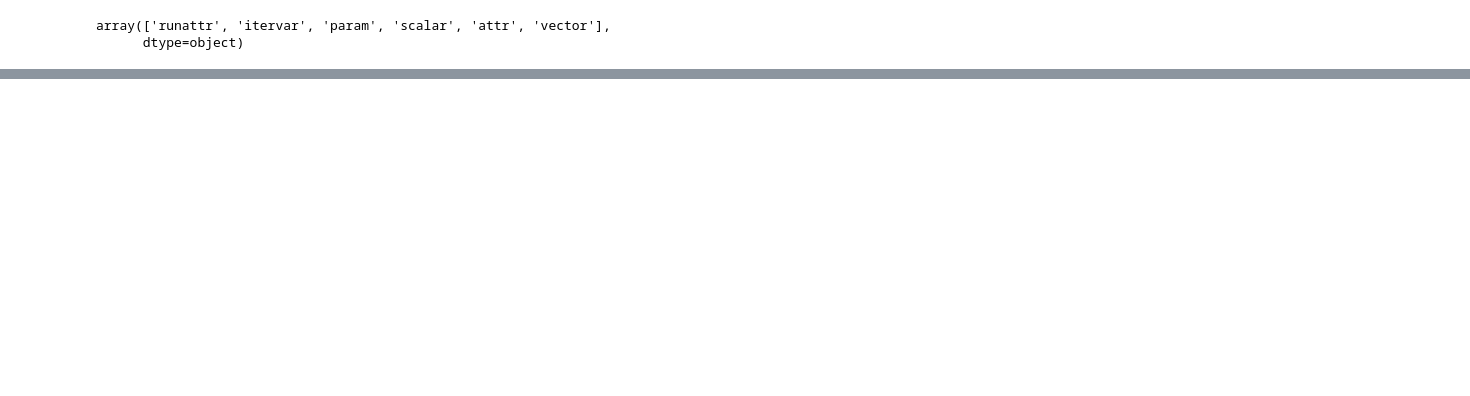
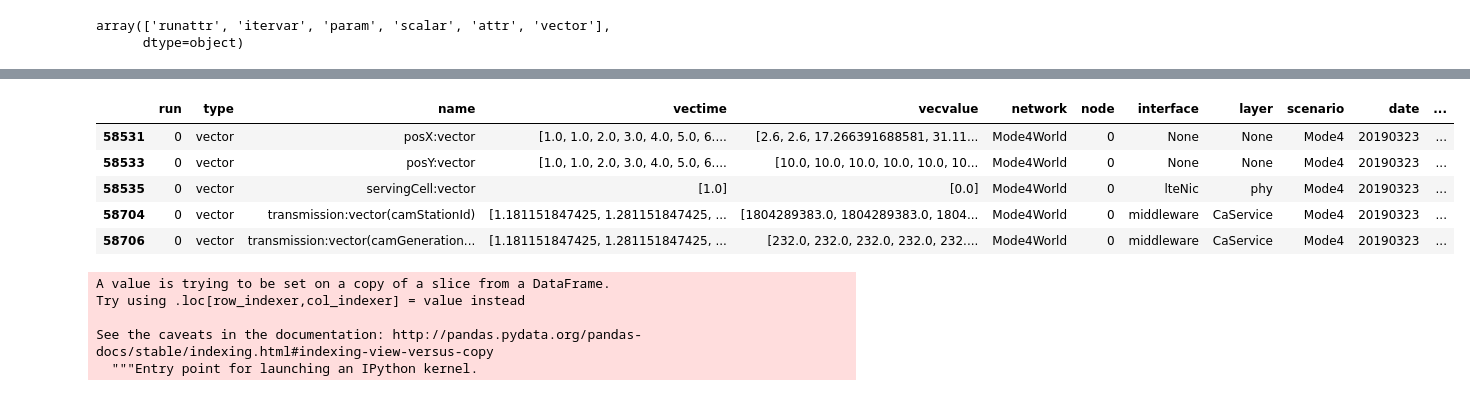
Before and after one commit to brianmc95/results-analysis, a Jupyter notebook: jupyter-notebooks/data_exploration.ipynb, the cells around one changed output, grey strips where cells are left out. Drawn from its saved outputs; the diff is of its cells as text; code cells hidden in the pictures; blank space fills up the shorter version.

```diff
--- a/jupyter-notebooks/data_exploration.ipynb
+++ b/jupyter-notebooks/data_exploration.ipynb
@@ -180,3 +139,3 @@ attr_df.dropna(axis=1, how="all")
 # %%
 vector_df = mode4_raw[mode4_raw["type"]=="vector"]
-vector_df.dropna(axis=1, how="all")
+vector_df = vector_df.dropna(axis=1, how="all")
@@ -258,0 +251,19 @@ array(['sentPacketToLowerLayer:count',
+# %%
+temp_df = vector_df[vector_df["node"]=="0"]
+# %%
+temp_df.head()
+# %% [output]
+|  | run | type | name | vectime | vecvalue | network | node | interface | layer | scenario | date | ... |
+| 58531 | 0 | vector | posX:vector | [1.0, 1.0, 2.0, 3.0, 4.0, 5.0, 6.... | [2.6, 2.6, 17.266391688581, 31.11... | Mode4World | 0 | None | None | Mode4 | 20190323 | ... |
+| 58533 | 0 | vector | posY:vector | [1.0, 1.0, 2.0, 3.0, 4.0, 5.0, 6.... | [10.0, 10.0, 10.0, 10.0, 10.0, 10... | Mode4World | 0 | None | None | Mode4 | 20190323 | ... |
+| 58535 | 0 | vector | servingCell:vector | [1.0] | [0.0] | Mode4World | 0 | lteNic | phy | Mode4 | 20190323 | ... |
+| 58704 | 0 | vector | transmission:vector(camStationId) | [1.181151847425, 1.281151847425, ... | [1804289383.0, 1804289383.0, 1804... | Mode4World | 0 | middleware | CaService | Mode4 | 20190323 | ... |
+| 58706 | 0 | vector | transmission:vector(camGeneration... | [1.181151847425, 1.281151847425, ... | [232.0, 232.0, 232.0, 232.0, 232.... | Mode4World | 0 | middleware | CaService | Mode4 | 20190323 | ... |
+# %%
+temp_df["vectime"] = temp_df["vectime"].apply(lambda x: np.around(x, decimals=2))
+# %% [output]
+A value is trying to be set on a copy of a slice from a DataFrame.
+Try using .loc[row_indexer,col_indexer] = value instead
+
+See the caveats in the documentation: http://pandas.pydata.org/pandas-docs/stable/indexing.html#indexing-view-versus-copy
+  """Entry point for launching an IPython kernel.
```
Also changed, not shown: parts of 25 cells of this notebook, 6 other files.
